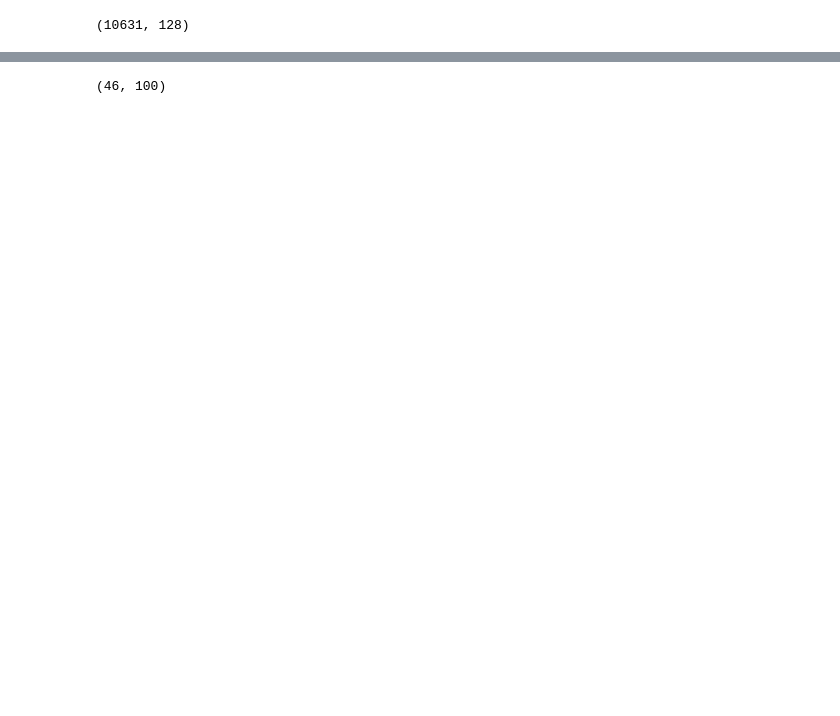
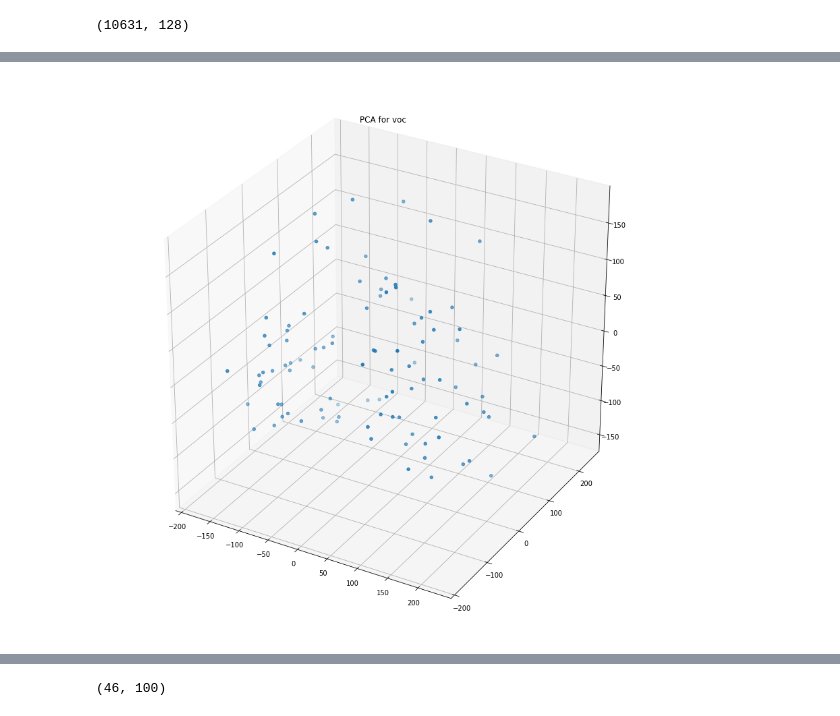
Before and after one commit to ricardodeazambuja/bag-of-words, a Jupyter notebook: Visual Bag of Words - full example.ipynb, the cells around one changed output, grey strips where cells are left out. Saved outputs shown, nothing was run; the diff lists cells and outputs as text; code cells hidden in the pictures; blank space fills up the shorter version.

```diff
--- a/Visual Bag of Words - full example.ipynb
+++ b/Visual Bag of Words - full example.ipynb
@@ -145,3 +200,14 @@ voc.shape,voc
+# %%
+pca = PCA(n_components=3)
+pca_result = pca.fit_transform(voc)
+
+fig = plt.figure(figsize=(15,15))
+ax = fig.add_subplot(111,projection='3d')
+ax.scatter(pca_result[:,0],pca_result[:,1],pca_result[:,2])
+plt.title('PCA for voc')
+plt.show()
+# %% [output]
+[figure, added]
 # %%
 %%time
 im_features = get_features(des_list, image_paths, voc)
```
Also changed, not shown: parts of 10 cells of this notebook.
